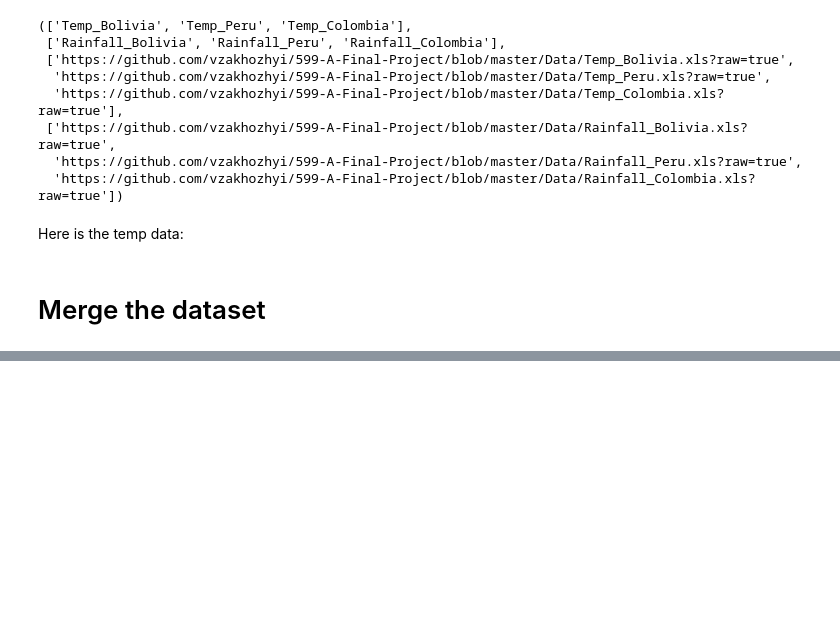
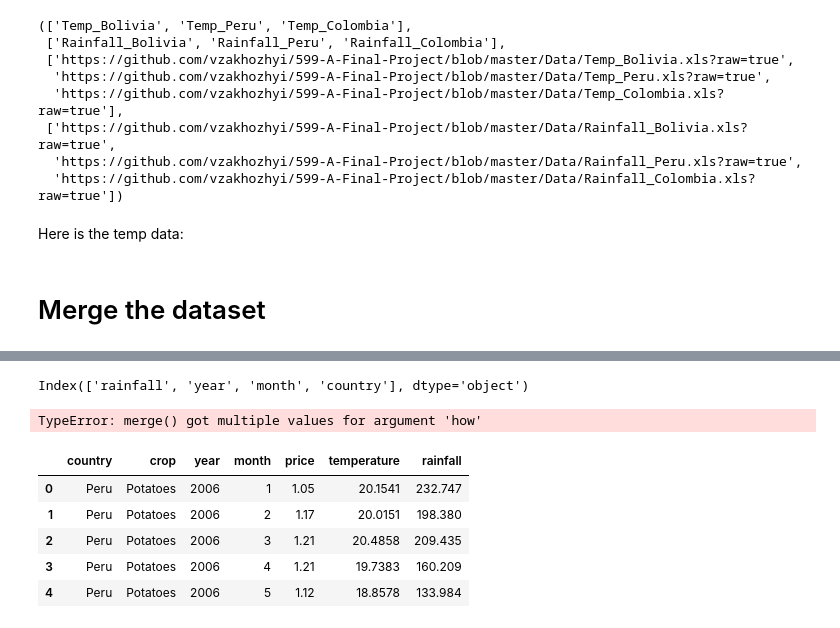
Before and after one commit to vzakhozhyi/599-A-Final-Project, a Jupyter notebook: Test-Haotian Bu Copy.ipynb, the cells around one changed output, grey strips where cells are left out. Cells and saved outputs as stored; diff of their text form; code cells hidden in the pictures; blank space fills up the shorter version.

```diff
--- a/Test-Haotian Bu Copy.ipynb
+++ b/Test-Haotian Bu Copy.ipynb
@@ -212,5 +212,14 @@ Here is the temp data:
 #RainfallData
 # %% [markdown]
 # Merge the dataset
+# %%
+pricelink = "https://raw.githubusercontent.com/vzakhozhyi/599-A-Final-Project/master/Data/PeruPriceFinal.csv"
+templink = "https://raw.githubusercontent.com/vzakhozhyi/599-A-Final-Project/master/Data/PeruTemperatureFinal.csv"
+rainfalllink = "https://raw.githubusercontent.com/vzakhozhyi/599-A-Final-Project/master/Data/PeruRainfallFinal.csv"
+
+
+PriceFinal = pd.read_csv(pricelink,header=0)
+TempFinal = pd.read_csv(templink,header=0)
+RainfallFinal = pd.read_csv(rainfalllink,header=0)
 # %%
 #result = pd.merge(, right, on=['key1', 'key2'])
@@ -216,0 +244,19 @@ Here is the temp data:
+# %%
+RainfallFinal.columns
+# %% [output]
+Index(['rainfall', 'year', 'month', 'country'], dtype='object')
+# %%
+DataFinal = pd.merge(PriceFinal, TempFinal, how='left', on=["country","year","month"])
+# %% [output]
+TypeError: merge() got multiple values for argument 'how'
+# %%
+DataFinal = pd.merge(DataFinal, RainfallFinal, how='left', on=["country","year","month"])
+# %%
+DataFinal.head()
+# %% [output]
+|  | country | crop | year | month | price | temperature | rainfall |
+| 0 | Peru | Potatoes | 2006 | 1 | 1.05 | 20.1541 | 232.747 |
+| 1 | Peru | Potatoes | 2006 | 2 | 1.17 | 20.0151 | 198.380 |
+| 2 | Peru | Potatoes | 2006 | 3 | 1.21 | 20.4858 | 209.435 |
+| 3 | Peru | Potatoes | 2006 | 4 | 1.21 | 19.7383 | 160.209 |
+| 4 | Peru | Potatoes | 2006 | 5 | 1.12 | 18.8578 | 133.984 |
```
Also changed, not shown: parts of 3 cells of this notebook.
